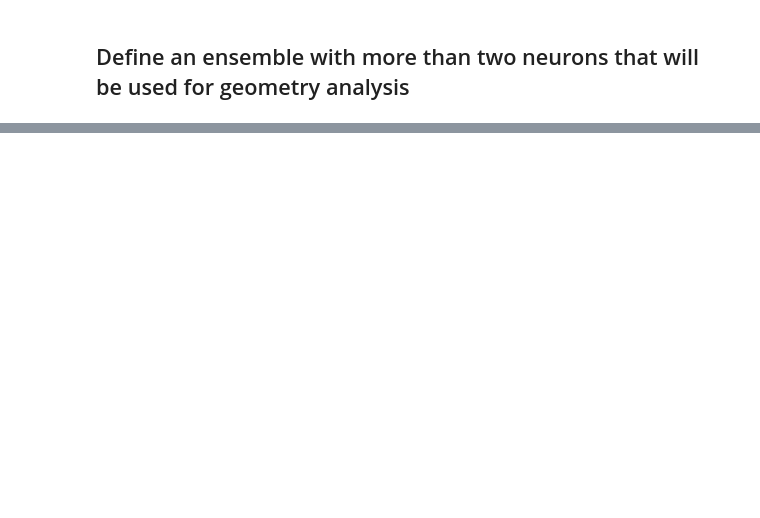
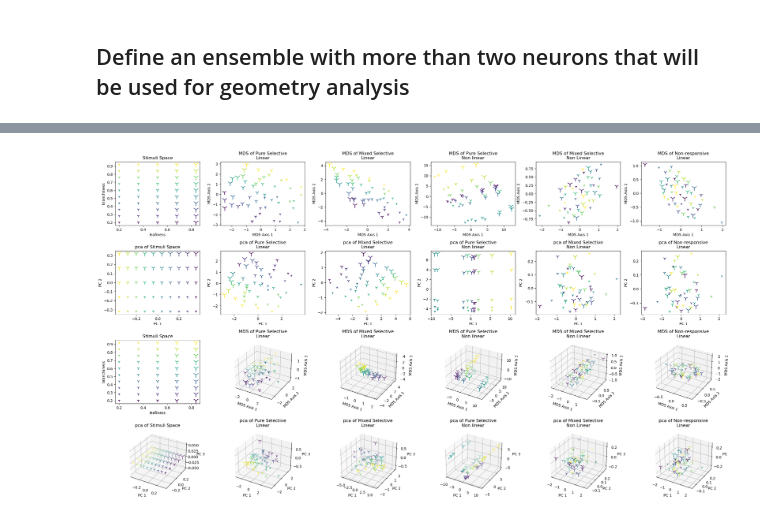
Before and after one commit to ZiluLiang/NeuralGeometry, a Jupyter notebook: MethodsMeeting.ipynb, the cells around one changed output, grey strips where cells are left out. Drawn from its saved outputs; the diff is of its cells as text; code cells hidden in the pictures; blank space fills up the shorter version.

```diff
--- a/MethodsMeeting.ipynb
+++ b/MethodsMeeting.ipynb
@@ -301,0 +296,50 @@ fig_fspace.tight_layout()
+# %%
+plt_rows,plt_cols = 4,len(NeuronSpaces)
+fig_fspace,ax_fspace = plt.subplots(plt_rows,plt_cols,
+                                    figsize=(4*plt_cols,3.3*plt_rows))
+for kc,n_compo in enumerate([2,3]):
+    pca_sapce,mds_space = {},{}
+    for js,(s_name,s_mat) in enumerate(NeuronSpaces.items()):
+        if "Stimuli" in s_name and n_compo==3:
+            pca_sapce |= {s_name:np.concatenate([PCA(n_components=2).fit_transform(s_mat),np.zeros((Trees.stimuli.shape[0],1))],axis=1)}
+            mds_res = MDS(n_components=2,normalized_stress="auto",dissimilarity="precomputed").fit_transform(compute_rdm(s_mat,"euclidean"))
+            mds_space |= {s_name:np.concatenate([mds_res,np.zeros((Trees.stimuli.shape[0],1))],axis=1)}
+        else:
+            pca_sapce |= {s_name:PCA(n_components=n_compo).fit_transform(s_mat)}
+            mds_res = MDS(n_components=n_compo,normalized_stress="auto",dissimilarity="precomputed").fit_transform(compute_rdm(s_mat,"euclidean"))
+            mds_space |= {s_name:mds_res}
+
+    for js,((s_name,s_mat),pca_res,mds_res) in enumerate(zip(NeuronSpaces.items(),pca_sapce.values(),mds_space.values())):
+        if "Stimuli" in s_name:
+            ax_fspace[0+kc*2,js].scatter(x=s_mat[:,0],y=s_mat[:,1],c=stim_space[:,1],s=np.exp(stim_space[:,0]*3+3),marker="1")
+            ax_fspace[0+kc*2,js].set_title(s_name.replace(' - ','\n'))
+            ax_fspace[0+kc*2,js].set_xlabel(Trees.featurenames[0])
+            ax_fspace[0+kc*2,js].set_ylabel(Trees.featurenames[1])
+        else:
+            if n_compo == 3:
+                ax_fspace[0+kc*2,js].remove()
+                p_num = (0+kc*2)*plt_cols+js
+                ax_fspace[0+kc*2,js]=fig_fspace.add_subplot(plt_rows,plt_cols,p_num+1,projection='3d')
+                ax_fspace[0+kc*2,js].scatter(mds_res[:,0],mds_res[:,1],mds_res[:,2],c=stim_space[:,1],s=np.exp(stim_space[:,0]*3+3),marker="1")
+                ax_fspace[0+kc*2,js].set_zlabel("MDS Axis 3")
+            else:
+                ax_fspace[0+kc*2,js].scatter(mds_res[:,0],mds_res[:,1],c=stim_space[:,1],s=np.exp(stim_space[:,0]*3+3),marker="1")
+            ax_fspace[0+kc*2,js].set_title('MDS of '+s_name.replace(' - ','\n'))
+            ax_fspace[0+kc*2,js].set_xlabel("MDS Axis 1")
+            ax_fspace[0+kc*2,js].set_ylabel("MDS Axis 2")
+
+        if n_compo == 3:
+            ax_fspace[1+kc*2,js].remove()
+            p_num = (1+kc*2)*plt_cols+js
+            ax_fspace[1+kc*2,js]=fig_fspace.add_subplot(plt_rows,plt_cols,p_num+1,projection='3d')
+            ax_fspace[1+kc*2,js].scatter(pca_res[:,0],pca_res[:,1],pca_res[:,2],c=stim_space[:,1],s=np.exp(stim_space[:,0]*3+3),marker="1")
+            ax_fspace[1+kc*2,js].set_zlabel("PC 3")
+        else:
+            ax_fspace[1+kc*2,js].scatter(x=pca_res[:,0],y=pca_res[:,1],c=stim_space[:,1],s=np.exp(stim_space[:,0]*3+3),marker="1")
+        ax_fspace[1+kc*2,js].set_title('pca of '+s_name.replace(' - ','\n'))
+        ax_fspace[1+kc*2,js].set_xlabel("PC 1")
+        ax_fspace[1+kc*2,js].set_ylabel("PC 2")
+
+fig_fspace.tight_layout()
+# %% [output]
+[figure, added]
```
Also changed, not shown: parts of 30 cells of this notebook.
